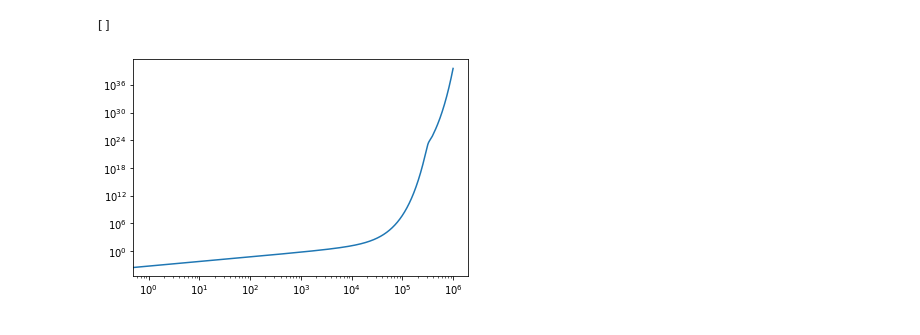
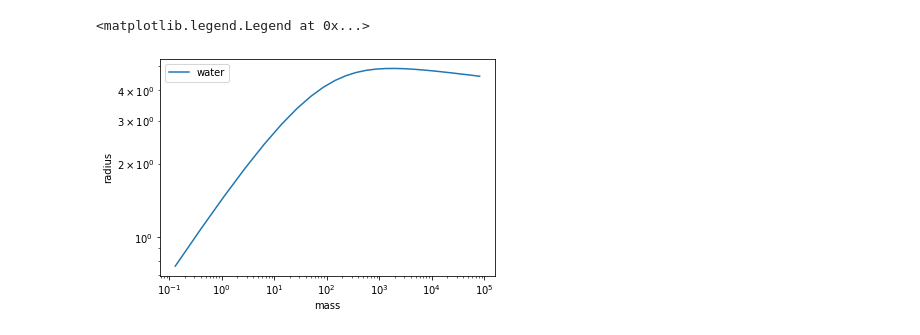
Before and after one commit to calvinosinga/intoexo, a Jupyter notebook: analysis.ipynb, the cells around one changed output. Saved outputs shown, nothing was run; the diff lists cells and outputs as text; code cells hidden in the pictures.

```diff
--- a/analysis.ipynb
+++ b/analysis.ipynb
@@ -27,0 +25,6 @@ KeyboardInterrupt:
+# %%
+# testing cp integration relation
+water = Planet('H2O')
+cps = np.geomspace(1e10, 1e19, 25)
+steps = int(1e6)
+r, m = water.integrateCP(cps, 0, 10, 1e7, 0, steps = steps, stop_pressure = 1, step_type = 'log')
@@ -28,6 +65,11 @@ KeyboardInterrupt:
+# %%
+plt.plot(m / earth_mass, r / earth_radius, label = 'water')
+plt.loglog()
+plt.xlabel('mass')
+plt.ylabel('radius')
+plt.legend()
+# %% [output]
+<matplotlib.legend.Legend at 0x...>
+[figure, added]
 # %%
-plt.plot(out[:, 1])
-plt.loglog()
+plt.plot
-# %% [output]
-[]
-[figure, removed]
```
Also changed, not shown: parts of 11 cells of this notebook, 1 other file.
